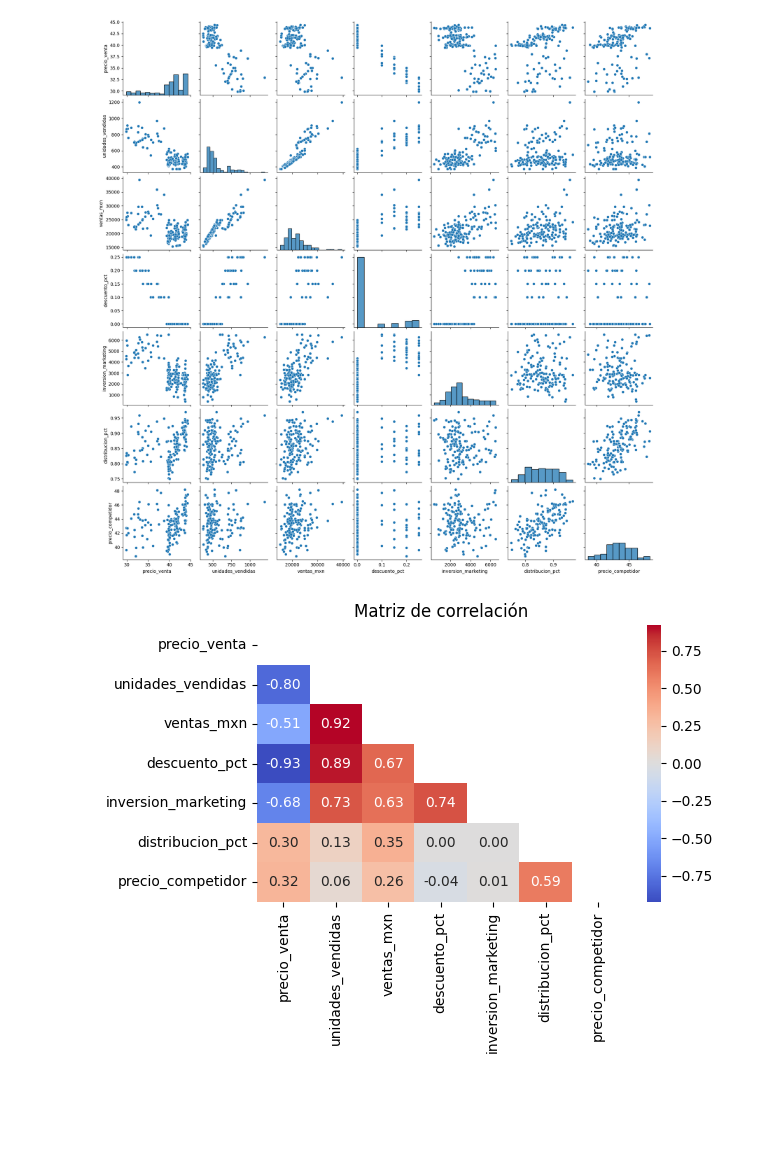
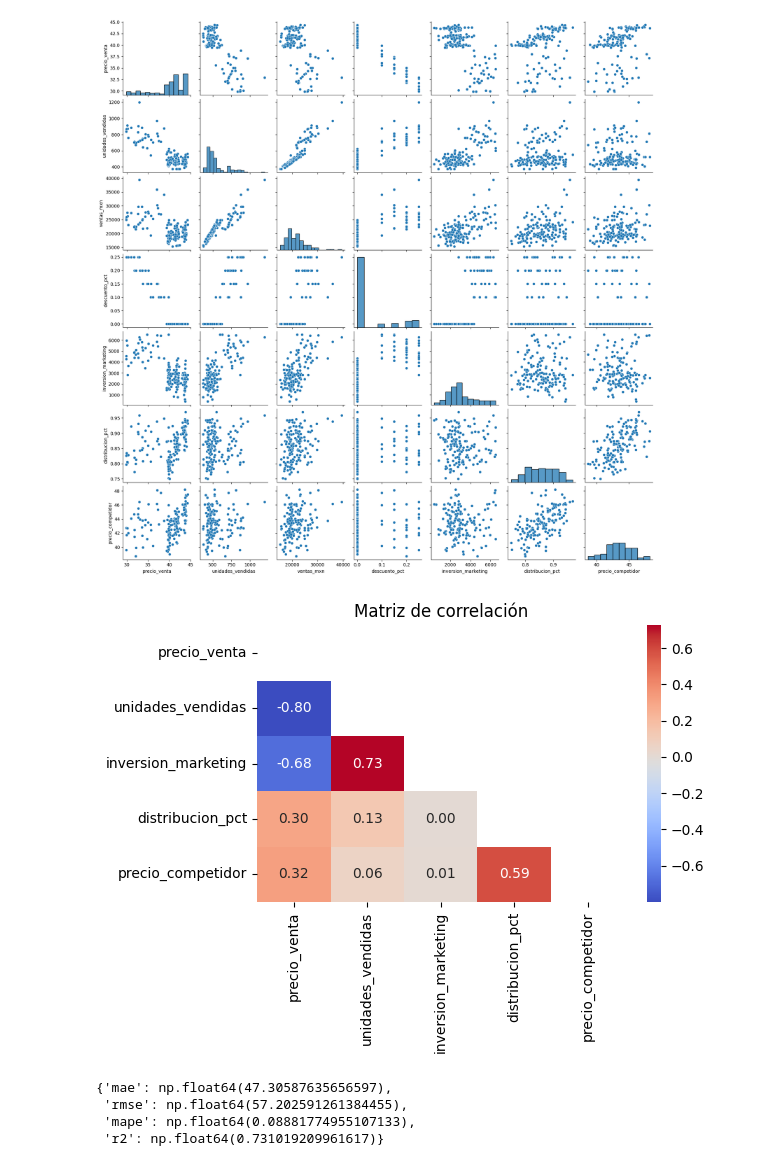
Before and after one commit to jc2727/Lumina, a Jupyter notebook: Notebooks/Framework_validation.ipynb, the cells around one changed output. Saved outputs shown, nothing was run; the diff lists cells and outputs as text; code cells hidden in the pictures; blank space fills up the shorter version.

Commit message:
Add model validation with temporal cross-validation

```diff
--- a/Notebooks/Framework_validation.ipynb
+++ b/Notebooks/Framework_validation.ipynb
@@ -126,6 +131,13 @@ analisis_pairwise(df)
 [figure]
 [figure]
 # %%
+#matrix_correlation(df)
+
+#Hay Variables muy correlacionadas que son combinación lineal entre ellas como Ventas Valor y ventas unidades,
+# Además Precio y Descuento son practicamente lo mismo las eliminaré en este punto
+
+df = df.drop(columns=['ventas_mxn', 'descuento_pct','sku','producto'])
+
 matrix_correlation(df)
 # %% [output]
-[figure, old version]
+[figure, new version]
@@ -131,0 +156,14 @@ matrix_correlation(df)
+# %%
+#Validar Linear regression
+model = create_model(
+    categorical_columns= categorical_columns,
+    numeric_columns= numeric_columns,
+    model_name= 'linear_regression'
+)
+
+validate_model(model, x_train, y_train)
+# %% [output]
+{'mae': np.float64(47.30587635656597),
+ 'rmse': np.float64(57.202591261384455),
+ 'mape': np.float64(0.08881774955107133),
+ 'r2': np.float64(0.731019209961617)}
```
Also changed, not shown: parts of 5 cells of this notebook, 1 other file.
